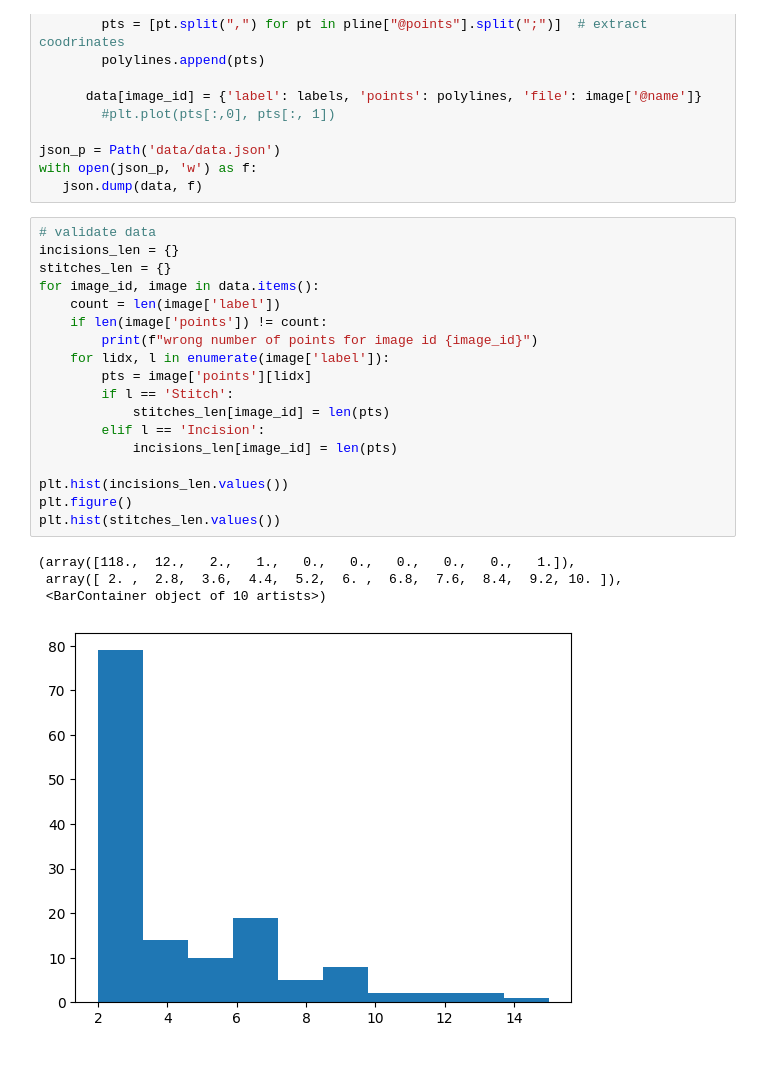
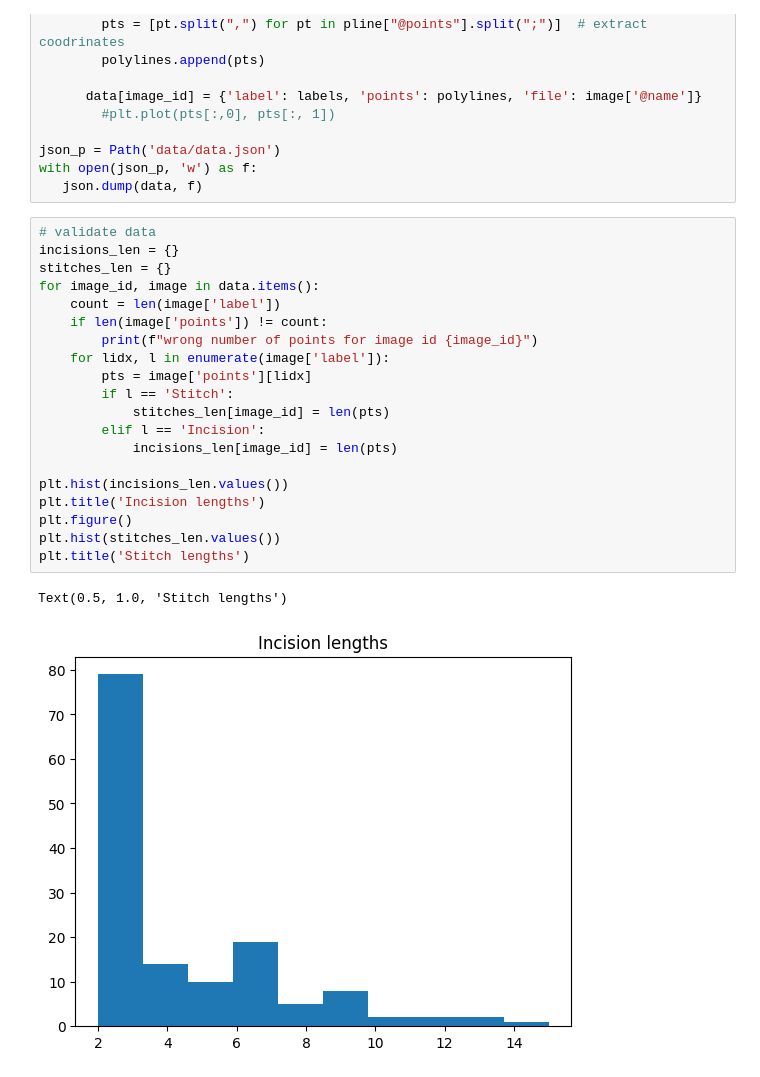
Before and after one commit to tomhruby1/zdo, a Jupyter notebook: data.ipynb, the cells around one changed output. Saved outputs shown, nothing was run; the diff lists cells and outputs as text.

```diff
--- a/data.ipynb
+++ b/data.ipynb
@@ -65,23 +65,23 @@ with open(json_p, 'w') as f:
 # %%
 # validate data
 incisions_len = {}
 stitches_len = {}
 for image_id, image in data.items():
     count = len(image['label'])
     if len(image['points']) != count:
         print(f"wrong number of points for image id {image_id}")
     for lidx, l in enumerate(image['label']):
         pts = image['points'][lidx]
         if l == 'Stitch':
             stitches_len[image_id] = len(pts)
         elif l == 'Incision':
             incisions_len[image_id] = len(pts)
 
 plt.hist(incisions_len.values())
+plt.title('Incision lengths')
 plt.figure()
 plt.hist(stitches_len.values())
+plt.title('Stitch lengths')
 # %% [output]
-(array([118.,  12.,   2.,   1.,   0.,   0.,   0.,   0.,   0.,   1.]),
- array([ 2. ,  2.8,  3.6,  4.4,  5.2,  6. ,  6.8,  7.6,  8.4,  9.2, 10. ]),
- <BarContainer object of 10 artists>)
+Text(0.5, 1.0, 'Stitch lengths')
-[figure, old version]
+[figure, new version]
```
Also changed, not shown: parts of 3 cells of this notebook.
